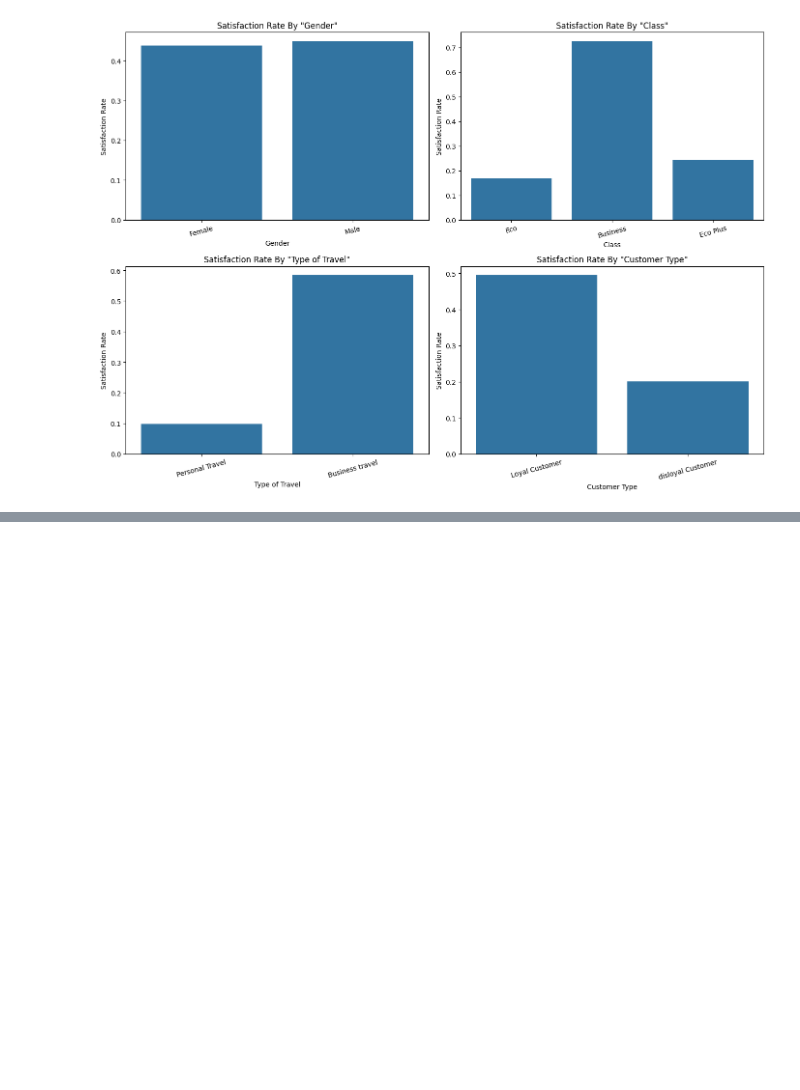
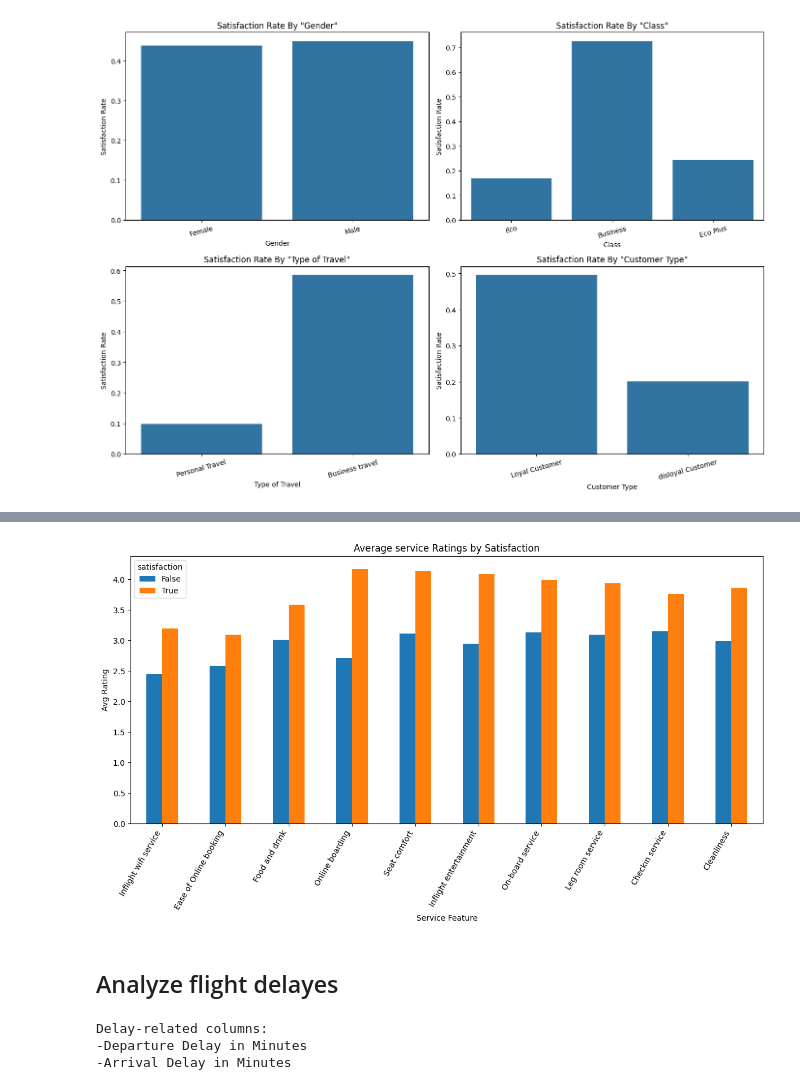
Before and after one commit to Aman-Sharma1812/Predicting-Airline-Satisfaction, a Jupyter notebook: predicting-airline-satisfaction.ipynb, the cells around one changed output, grey strips where cells are left out. Drawn from its saved outputs; the diff is of its cells as text; code cells hidden in the pictures; blank space fills up the shorter version.

Commit message:
Kaggle Notebook | Predicting Airline Satisfaction | Version 3

```diff
--- a/predicting-airline-satisfaction.ipynb
+++ b/predicting-airline-satisfaction.ipynb
@@ -144,0 +152,10 @@ plt.show()
+# %%
+service_feature = ["service", "comfort", "food", "drink", "cleanliness", "entertainment", "boarding", "wifi", "check-in", "checkin", "online booking", "leg room"]
+
+ser_fest = []
+print("Service-related columns:")
+for col in df_train.columns:
+    # check if any keyword in service_feature is a substring of the column name
+    if any(feat in col.lower() for feat in service_feature):
+        ser_fest.append(col)
+        print(f"-{col}")
@@ -144,0 +178,3 @@ plt.show()
+# %%
+comparison = df_train.groupby("satisfaction")[ser_fest].mean().T
+print(comparison.round(2))
@@ -144,0 +193,34 @@ plt.show()
+# %%
+#Visualize the difference
+
+comparison.plot(
+    kind="bar",
+    figsize=(12, 7)
+)
+
+plt.title("Average service Ratings by Satisfaction")
+plt.ylabel("Avg Rating")
+plt.xlabel("Service Feature")
+plt.xticks(rotation=60, ha="right")
+plt.tight_layout()
+plt.show()
+# %% [output]
+[figure, added]
+# %% [markdown]
+## Analyze flight delayes
+# %%
+delay_feature = ["Departure Delay in Minutes",
+                  "Arrival Delay in Minutes"
+                  ]
+
+delay_fest = []
+print("Delay-related columns:")
+for col in df_train.columns:
+    # check if any keyword in delay_feature is a substring of the column name
+    if any(feat.lower() in col.lower() for feat in delay_feature):
+        delay_fest.append(col)
+        print(f"-{col}")
+# %% [output]
+Delay-related columns:
+-Departure Delay in Minutes
+-Arrival Delay in Minutes
```
Also changed, not shown: parts of 9 cells of this notebook.
